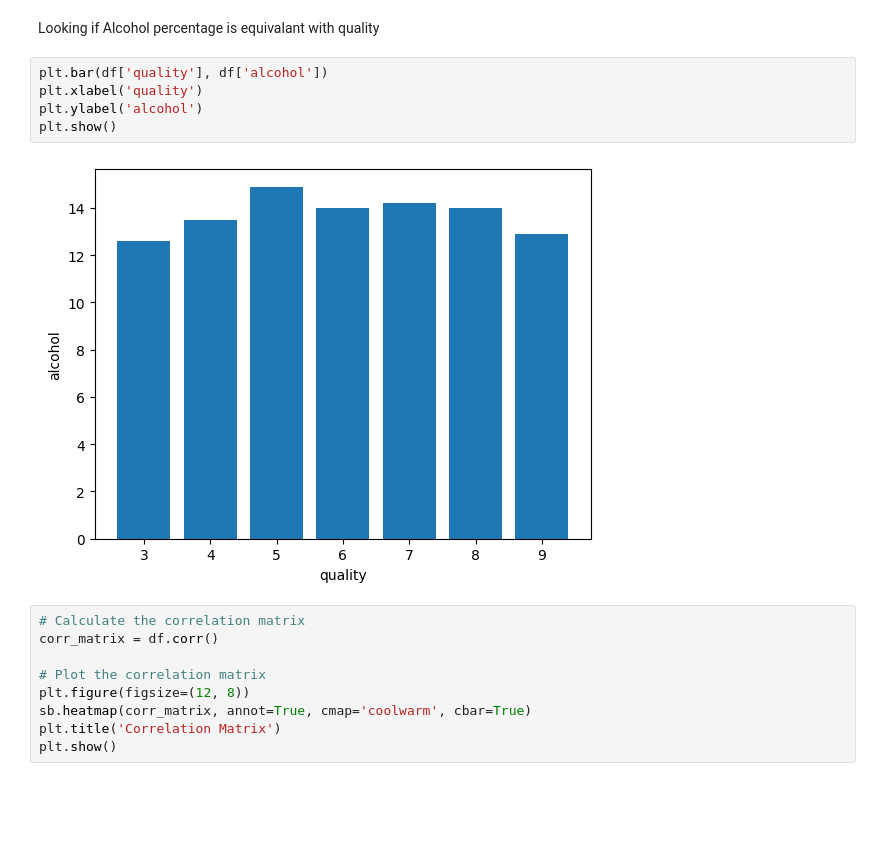
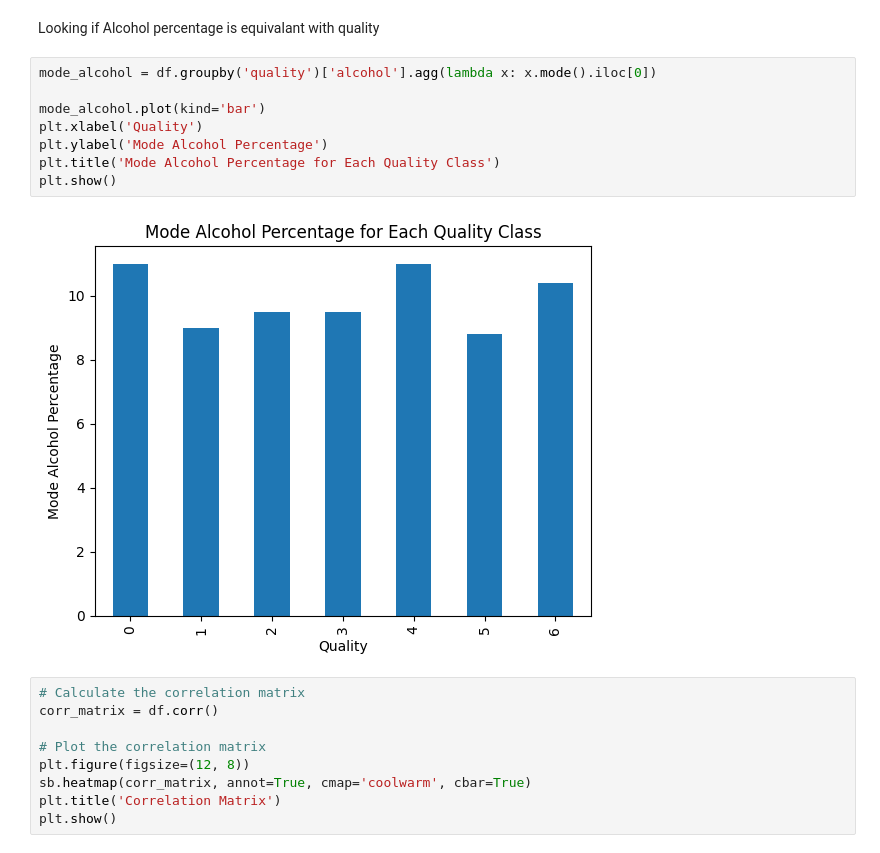
Before and after one commit to Dj-Jes/Mal-1-gathered, a Jupyter notebook: Assignment 7/Wine_quality_prediction.ipynb, the cells around one changed output. Saved outputs shown, nothing was run; the diff lists cells and outputs as text; blank space fills up the shorter version.

```diff
--- a/Assignment 7/Wine_quality_prediction.ipynb
+++ b/Assignment 7/Wine_quality_prediction.ipynb
@@ -177,13 +177,16 @@ plt.show()
 [figure]
 # %% [markdown]
 Looking if Alcohol percentage is equivalant with quality
-# %%
-plt.bar(df['quality'], df['alcohol'])
-plt.xlabel('quality')
-plt.ylabel('alcohol')
-plt.show()
-# %% [output]
-[figure, removed]
+# %%
+mode_alcohol = df.groupby('quality')['alcohol'].agg(lambda x: x.mode().iloc[0])
+
+mode_alcohol.plot(kind='bar')
+plt.xlabel('Quality')
+plt.ylabel('Mode Alcohol Percentage')
+plt.title('Mode Alcohol Percentage for Each Quality Class')
+plt.show()
+# %% [output]
+[figure, added]
 # %%
 # Calculate the correlation matrix
 corr_matrix = df.corr()
```
Also changed, not shown: 3 other files.
